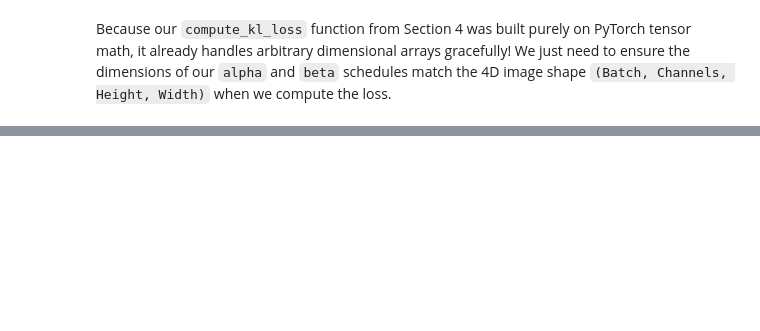
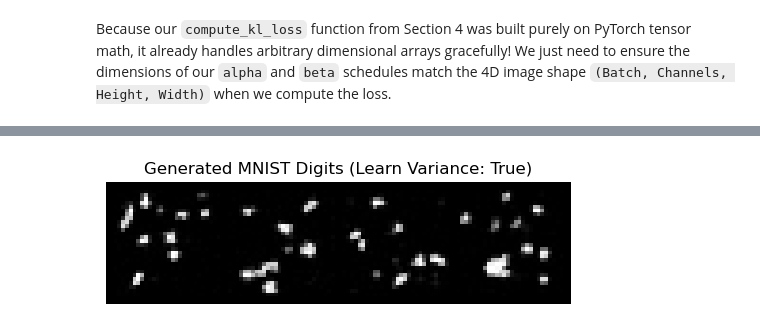
Before and after one commit to rajit906/ATML2026_DGM, a Jupyter notebook: week9/solutions.ipynb, the cells around one changed output, grey strips where cells are left out. Saved outputs shown, nothing was run; the diff lists cells and outputs as text; code cells hidden in the pictures; blank space fills up the shorter version.

```diff
--- a/week9/solutions.ipynb
+++ b/week9/solutions.ipynb
@@ -512,0 +600,38 @@ sample_and_plot_mnist(unet_model)
+# %%
+# Setup Training
+epochs_mnist = 3 # Keep it low for CPU, increase to 50+ if on GPU
+T = 250          # Total diffusion steps
+betas = get_beta_schedule('cosine', T).to(device)
+optimizer_unet = torch.optim.Adam(unet_model.parameters(), lr=1e-3)
+
+unet_model.train()
+print("Starting U-Net Training on MNIST...")
+
+for epoch in range(epochs_mnist):
+    total_loss = 0
+    for batch_idx, (images, _) in enumerate(mnist_loader):
+        images = images.to(device)
+        batch_size = images.shape[0]
+
+        # Sample random timesteps t in [1, T-1] for the batch
+        t = torch.randint(1, T, (batch_size,), device=device)
+
+        # Compute exact VLB Loss (KL Divergence)
+        loss = compute_image_kl_loss(unet_model, images, t, betas, learn_variance=True)
+
+        # Optimize
+        optimizer_unet.zero_grad()
+        loss.backward()
+        optimizer_unet.step()
+
+        total_loss += loss.item()
+
+        # Print progress every 100 batches
+        if batch_idx % 100 == 0:
+            print(f"Epoch {epoch+1}/{epochs_mnist} | Batch {batch_idx}/{len(mnist_loader)} | Loss: {loss.item():.4f}")
+
+    avg_loss = total_loss / len(mnist_loader)
+    print(f"=== Epoch {epoch+1} Completed | Average Loss: {avg_loss:.4f} ===")
+
+sample_and_plot_mnist(unet_model, learn_variance=True)
+# %% [output]
@@ -512,0 +657 @@ sample_and_plot_mnist(unet_model)
+[figure, added]
```
Also changed, not shown: parts of 30 cells of this notebook.
